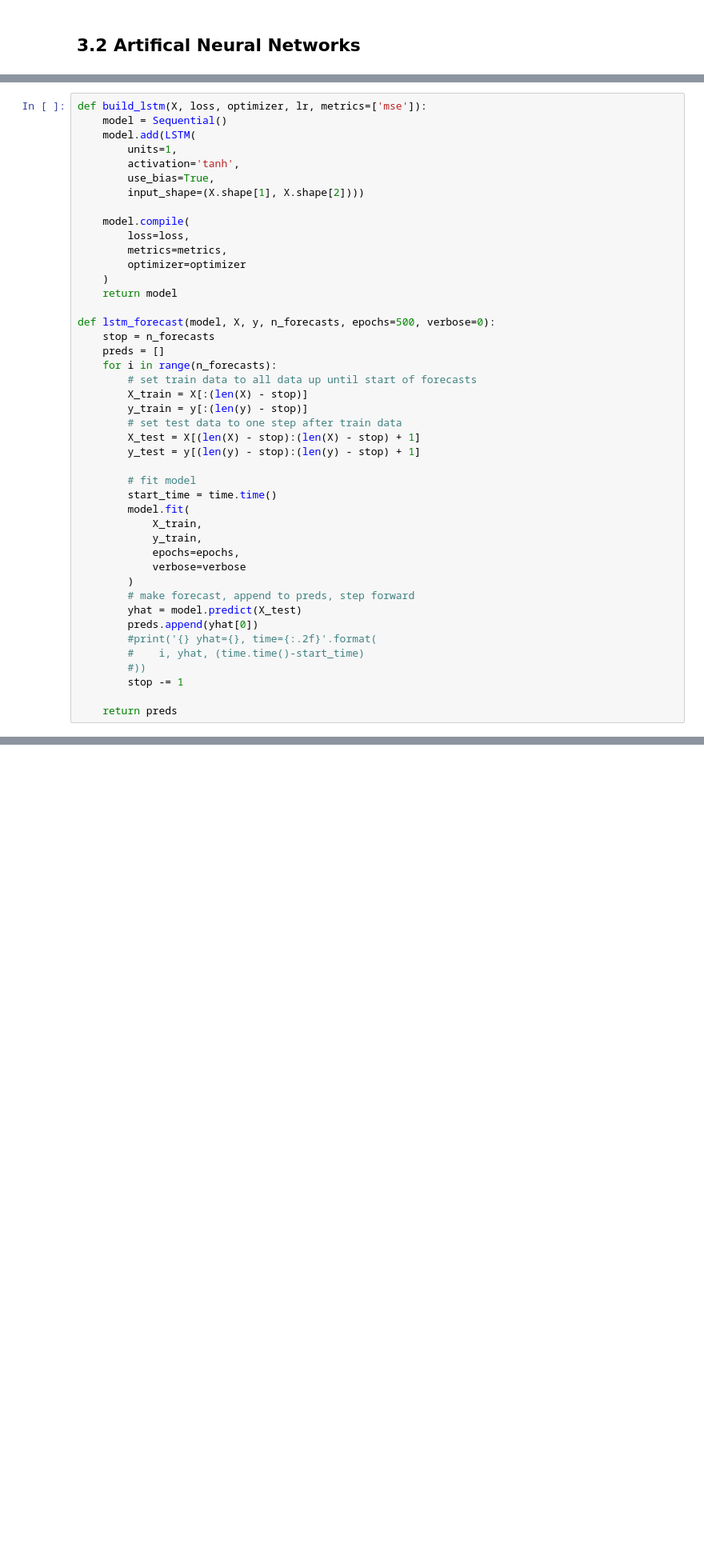
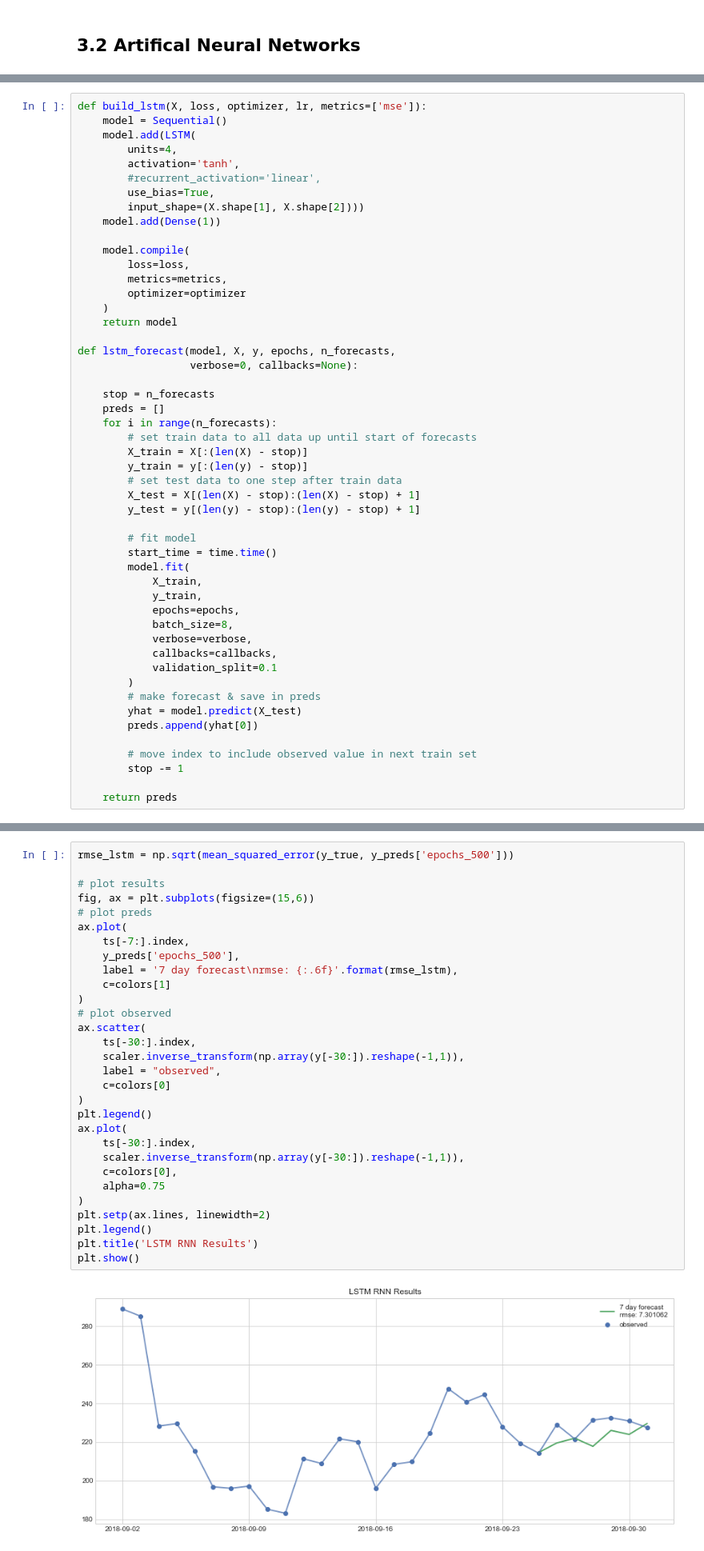
Before and after one commit to brianmcguckin/thinkful_final_capstone, a Jupyter notebook: Ethereum Time Series Analysis.ipynb, the cells around one changed output, grey strips where cells are left out. Shown at 80% size. Drawn from its saved outputs; the diff is of its cells as text; blank space fills up the shorter version.

Commit message:
big update to lstm

```diff
--- a/Ethereum Time Series Analysis.ipynb
+++ b/Ethereum Time Series Analysis.ipynb
@@ -697,10 +722,12 @@ X = np.array(X).reshape(X.shape[0], 1, 1)
 def build_lstm(X, loss, optimizer, lr, metrics=['mse']):
     model = Sequential()
     model.add(LSTM(
-        units=1,
+        units=4,
         activation='tanh',
+        #recurrent_activation='linear',
         use_bias=True,
         input_shape=(X.shape[1], X.shape[2])))
+    model.add(Dense(1))
 
     model.compile(
         loss=loss,
@@ -709,7 +736,9 @@ def build_lstm(X, loss, optimizer, lr, metrics=['mse']):
     )
     return model
 
-def lstm_forecast(model, X, y, n_forecasts, epochs=500, verbose=0):
+def lstm_forecast(model, X, y, epochs, n_forecasts,
+                  verbose=0, callbacks=None):
+
     stop = n_forecasts
     preds = []
     for i in range(n_forecasts):
@@ -726,14 +755,16 @@ def lstm_forecast(model, X, y, n_forecasts, epochs=500, verbose=0):
             X_train,
             y_train,
             epochs=epochs,
-            verbose=verbose
+            batch_size=8,
+            verbose=verbose,
+            callbacks=callbacks,
+            validation_split=0.1
         )
-        # make forecast, append to preds, step forward
+        # make forecast & save in preds
         yhat = model.predict(X_test)
         preds.append(yhat[0])
-        #print('{} yhat={}, time={:.2f}'.format(
-        #    i, yhat, (time.time()-start_time)
-        #))
+
+        # move index to include observed value in next train set
         stop -= 1
 
     return preds
@@ -819,3 +833,35 @@ plt.show()
+# %%
+rmse_lstm = np.sqrt(mean_squared_error(y_true, y_preds['epochs_500']))
+
+# plot results
+fig, ax = plt.subplots(figsize=(15,6))
+# plot preds
+ax.plot(
+    ts[-7:].index,
+    y_preds['epochs_500'],
+    label = '7 day forecast\nrmse: {:.6f}'.format(rmse_lstm),
+    c=colors[1]
+)
+# plot observed
+ax.scatter(
+    ts[-30:].index,
+    scaler.inverse_transform(np.array(y[-30:]).reshape(-1,1)),
+    label = "observed",
+    c=colors[0]
+)
+plt.legend()
+ax.plot(
+    ts[-30:].index,
+    scaler.inverse_transform(np.array(y[-30:]).reshape(-1,1)),
+    c=colors[0],
+    alpha=0.75
+)
+plt.setp(ax.lines, linewidth=2)
+plt.legend()
+plt.title('LSTM RNN Results')
+plt.show()
+# %% [output]
+[figure, added]
 # %%
 # everything below this is excluded
 # intentional error so none of this gets run
```
Also changed, not shown: parts of 19 cells of this notebook.
